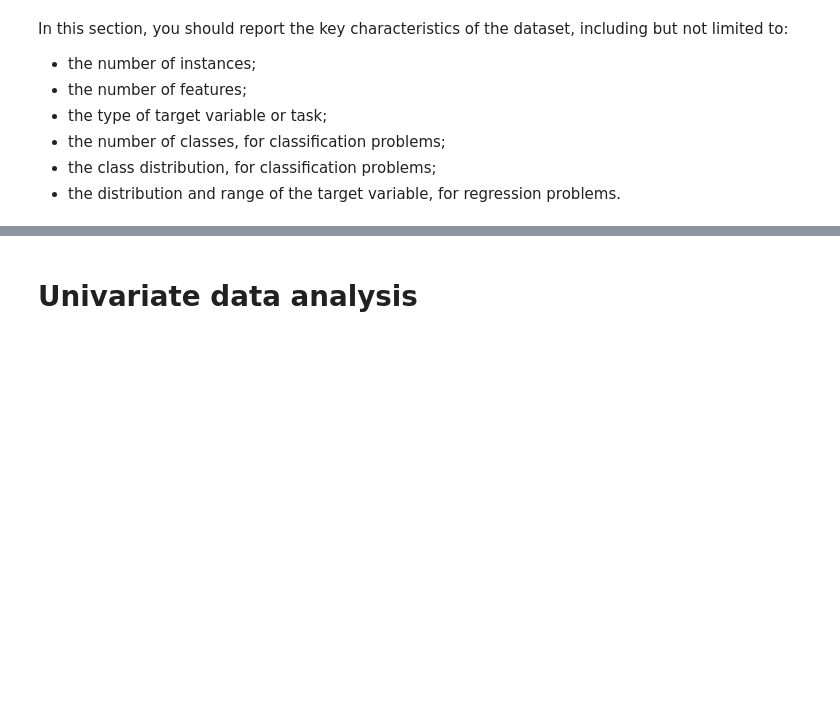
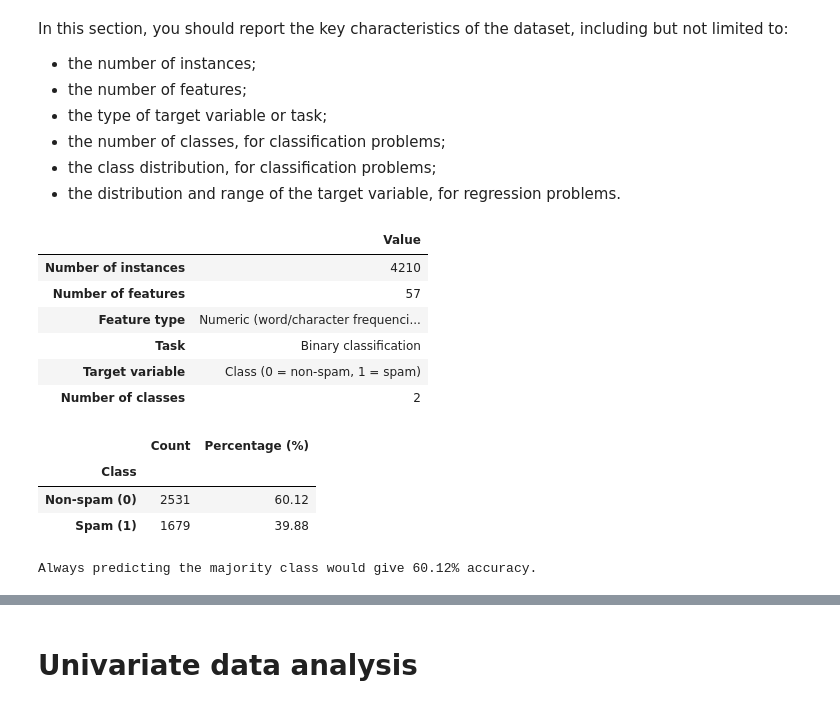
Before and after one commit to tuchanski/spambase-classification, a Jupyter notebook: main.ipynb, the cells around one changed output, grey strips where cells are left out. Cells and saved outputs as stored; diff of their text form; code cells hidden in the pictures; blank space fills up the shorter version.

```diff
--- a/main.ipynb
+++ b/main.ipynb
@@ -160,0 +197,39 @@ In this section, you should report the key characteristics of the dataset, inclu
+# %%
+features = df.drop(columns="Class")
+target = df["Class"]
+
+summary = pd.Series({
+    "Number of instances": len(df),
+    "Number of features": features.shape[1],
+    "Feature type": "Numeric (word/character frequencies and capital run lengths)",
+    "Task": "Binary classification",
+    "Target variable": "Class (0 = non-spam, 1 = spam)",
+    "Number of classes": target.nunique(),
+}, name="Value")
+display(summary.to_frame())
+# %% [output]
+|  | Value |
+| Number of instances | 4210 |
+| Number of features | 57 |
+| Feature type | Numeric (word/character frequenci... |
+| Task | Binary classification |
+| Target variable | Class (0 = non-spam, 1 = spam) |
+| Number of classes | 2 |
+# %%
+# Show both counts and percentages to make the class balance easy to compare.
+class_distribution = target.value_counts().sort_index().rename("Count").to_frame()
+class_distribution["Percentage (%)"] = (class_distribution["Count"] / len(df) * 100).round(2)
+class_distribution.index = class_distribution.index.map({0: "Non-spam (0)", 1: "Spam (1)"})
+class_distribution.index.name = "Class"
+display(class_distribution)
+# %% [output]
+|  | Count | Percentage (%) |
+| Class |  |  |
+| Non-spam (0) | 2531 | 60.12 |
+| Spam (1) | 1679 | 39.88 |
+# %%
+# Use the majority class as a simple reference for later model evaluation.
+majority_percentage = class_distribution["Count"].max() / len(df) * 100
+print(f"Always predicting the majority class would give {majority_percentage:.2f}% accuracy.")
+# %% [output]
+Always predicting the majority class would give 60.12% accuracy.
```
Also changed, not shown: parts of 10 cells of this notebook.
